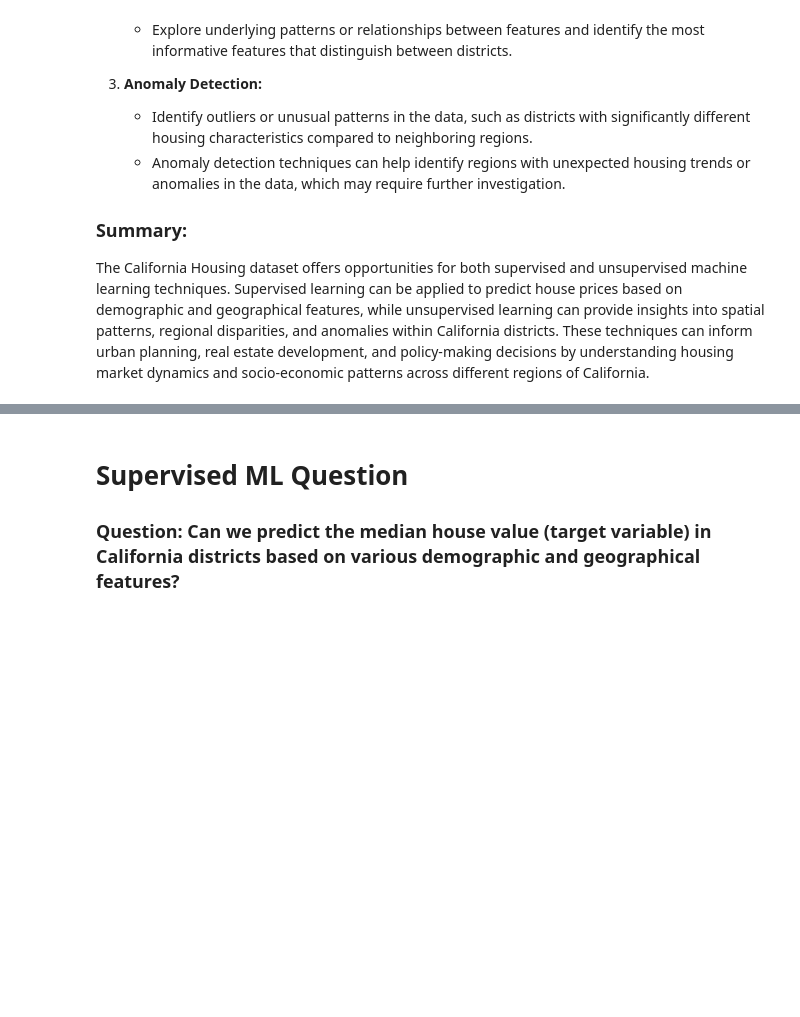
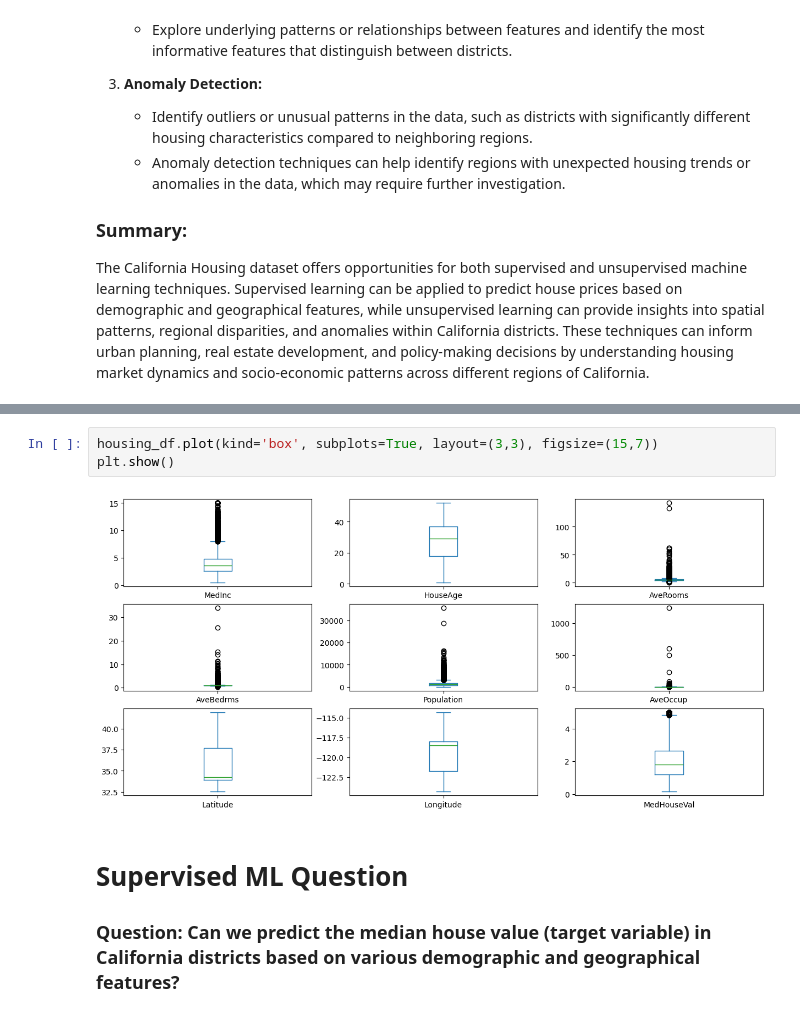
Before and after one commit to efyrb4/dsda-zdat2003-assessment-2-efyrb4, a Jupyter notebook: src/ML_experiments.ipynb, the cells around one changed output, grey strips where cells are left out. Cells and saved outputs as stored; diff of their text form; blank space fills up the shorter version.

```diff
--- a/src/ML_experiments.ipynb
+++ b/src/ML_experiments.ipynb
@@ -76,3 +133,8 @@ housing_df
+# %%
+housing_df.plot(kind='box', subplots=True, layout=(3,3), figsize=(15,7))
+plt.show()
+# %% [output]
+[figure, added]
 # %% [markdown]
 # Supervised ML Question
 
```
Also changed, not shown: parts of 9 cells of this notebook.
